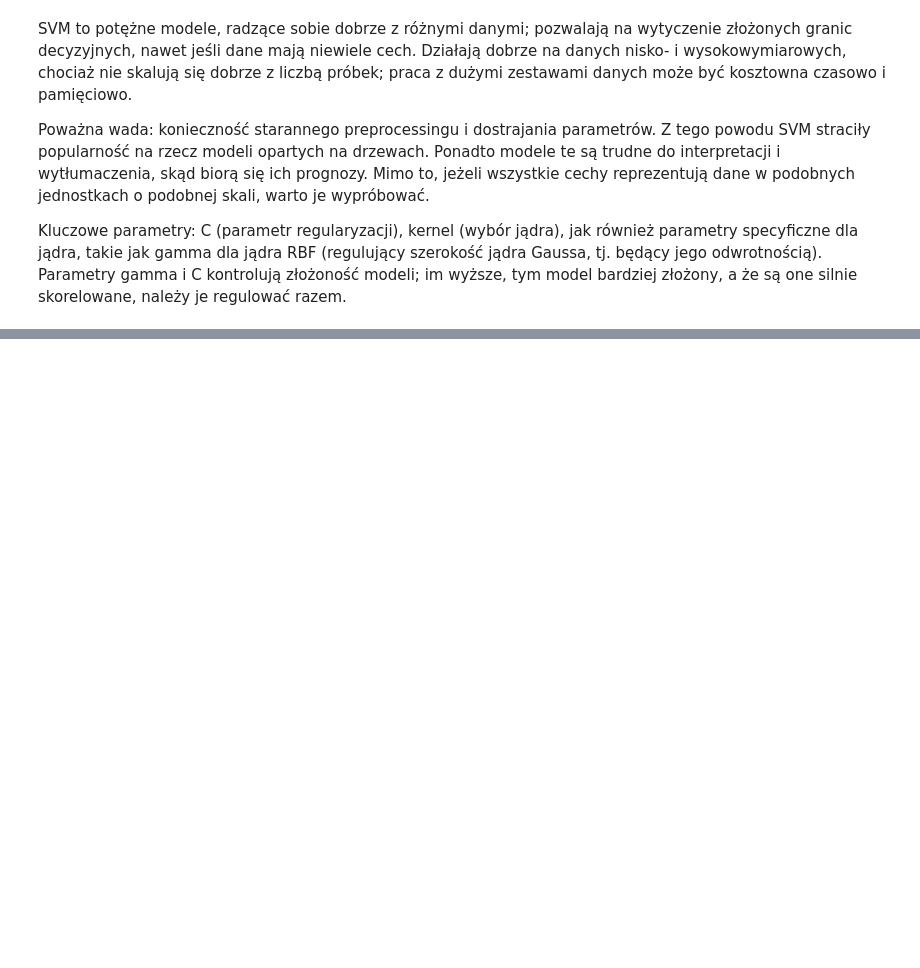
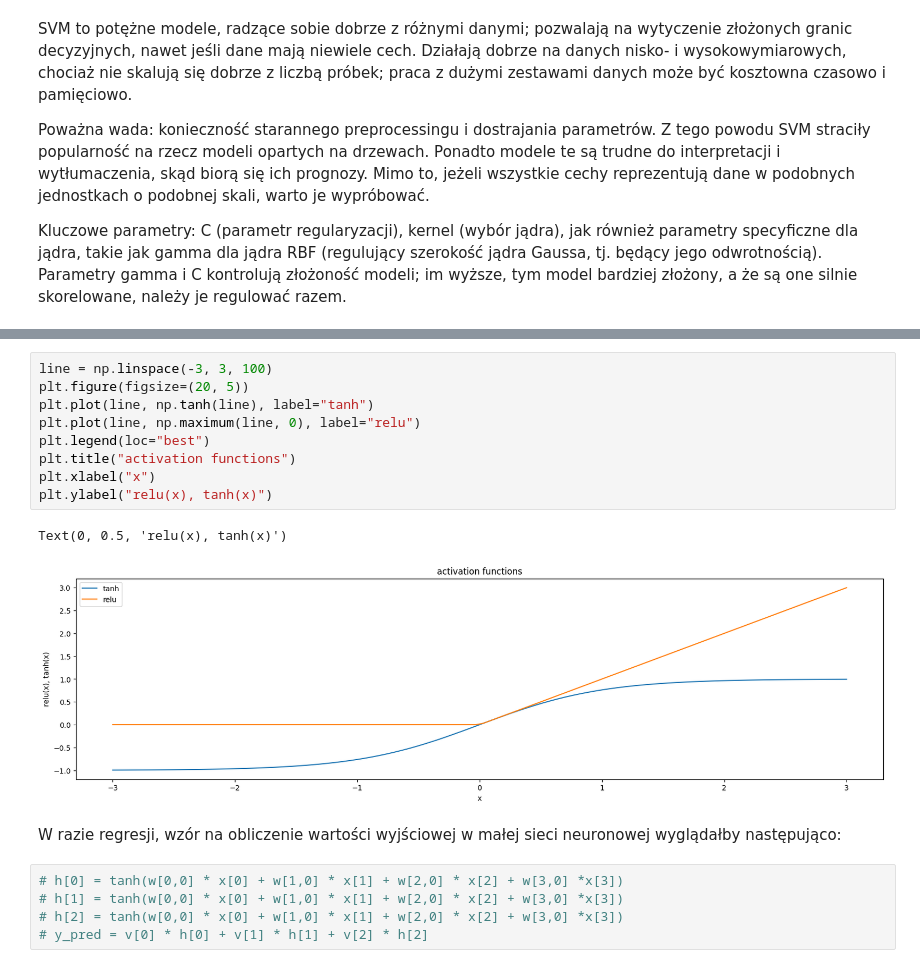
Before and after one commit to jakubtwalczak/Muller_Guido_Introduction_to_ML, a Jupyter notebook: Rozdział_2_uczenie_nadzorowane_cz_1.ipynb, the cells around one changed output, grey strips where cells are left out. Saved outputs shown, nothing was run; the diff lists cells and outputs as text; blank space fills up the shorter version.

```diff
--- a/Rozdział_2_uczenie_nadzorowane_cz_1.ipynb
+++ b/Rozdział_2_uczenie_nadzorowane_cz_1.ipynb
@@ -1274,0 +1301,19 @@ Kluczowe parametry: C (parametr regularyzacji), kernel (wybór jądra), jak rów
+# %%
+line = np.linspace(-3, 3, 100)
+plt.figure(figsize=(20, 5))
+plt.plot(line, np.tanh(line), label="tanh")
+plt.plot(line, np.maximum(line, 0), label="relu")
+plt.legend(loc="best")
+plt.title("activation functions")
+plt.xlabel("x")
+plt.ylabel("relu(x), tanh(x)")
+# %% [output]
+Text(0, 0.5, 'relu(x), tanh(x)')
+[figure, added]
+# %% [markdown]
+W razie regresji, wzór na obliczenie wartości wyjściowej w małej sieci neuronowej wyglądałby następująco:
+# %%
+# h[0] = tanh(w[0,0] * x[0] + w[1,0] * x[1] + w[2,0] * x[2] + w[3,0] *x[3])
+# h[1] = tanh(w[0,0] * x[0] + w[1,0] * x[1] + w[2,0] * x[2] + w[3,0] *x[3])
+# h[2] = tanh(w[0,0] * x[0] + w[1,0] * x[1] + w[2,0] * x[2] + w[3,0] *x[3])
+# y_pred = v[0] * h[0] + v[1] * h[1] + v[2] * h[2]
```
Also changed, not shown: parts of 44 cells of this notebook.
